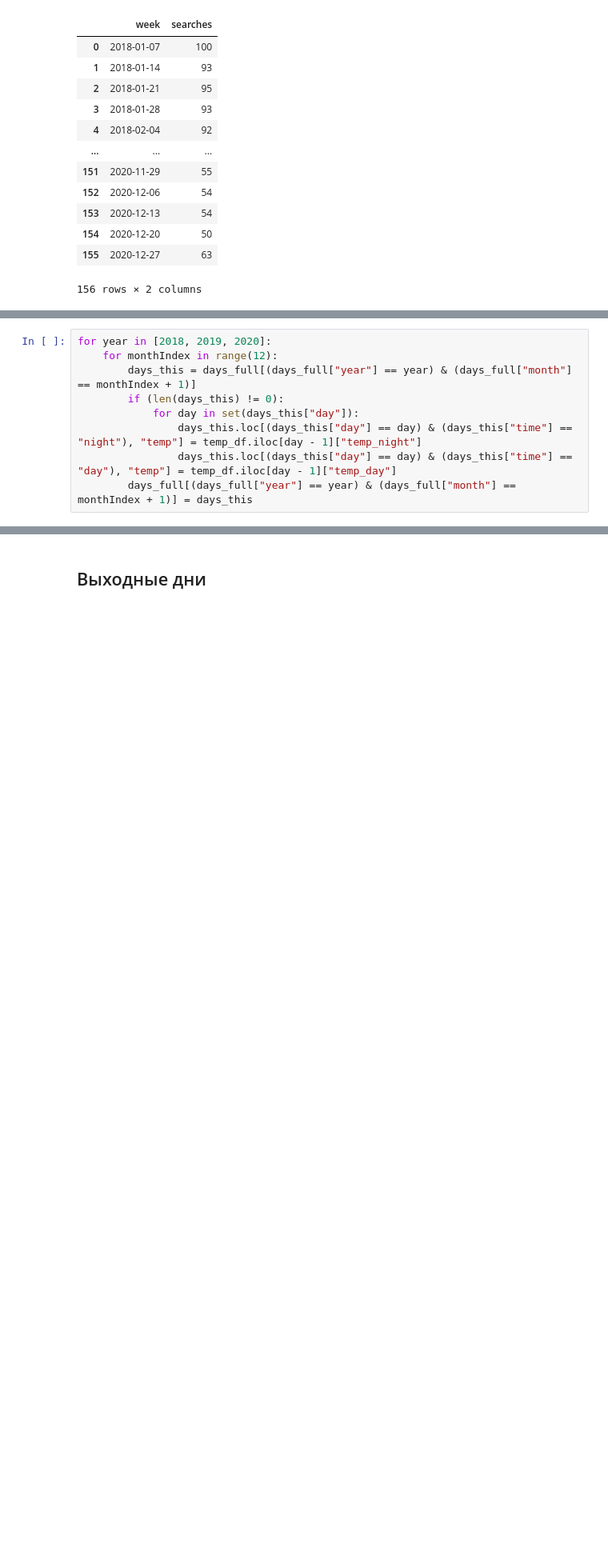
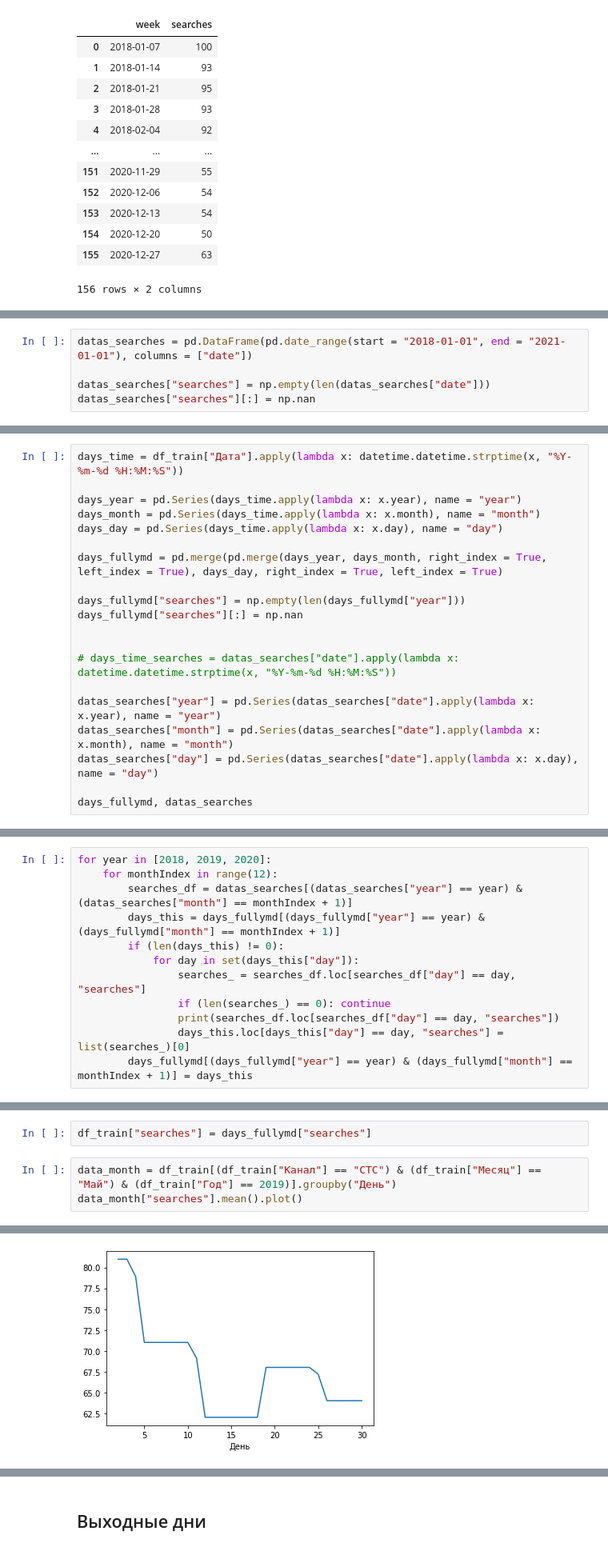
Before and after one commit to Egoluback/nti_ml_20-21, a Jupyter notebook: 2_stage/task2/nti_ml_2_2.ipynb, the cells around one changed output, grey strips where cells are left out. Shown at 80% size. Saved outputs shown, nothing was run; the diff lists cells and outputs as text; blank space fills up the shorter version.

Commit message:
added searches into a df_train DataFrame

```diff
--- a/2_stage/task2/nti_ml_2_2.ipynb
+++ b/2_stage/task2/nti_ml_2_2.ipynb
@@ -627,0 +622,5 @@ df_wo
+# %%
+datas_searches = pd.DataFrame(pd.date_range(start = "2018-01-01", end = "2021-01-01"), columns = ["date"])
+
+datas_searches["searches"] = np.empty(len(datas_searches["date"]))
+datas_searches["searches"][:] = np.nan
@@ -627,0 +665,20 @@ df_wo
+# %%
+days_time = df_train["Дата"].apply(lambda x: datetime.datetime.strptime(x, "%Y-%m-%d %H:%M:%S"))
+
+days_year = pd.Series(days_time.apply(lambda x: x.year), name = "year")
+days_month = pd.Series(days_time.apply(lambda x: x.month), name = "month")
+days_day = pd.Series(days_time.apply(lambda x: x.day), name = "day")
+
+days_fullymd = pd.merge(pd.merge(days_year, days_month, right_index = True, left_index = True), days_day, right_index = True, left_index = True)
+
+days_fullymd["searches"] = np.empty(len(days_fullymd["year"]))
+days_fullymd["searches"][:] = np.nan
+
+
+# days_time_searches = datas_searches["date"].apply(lambda x: datetime.datetime.strptime(x, "%Y-%m-%d %H:%M:%S"))
+
+datas_searches["year"] = pd.Series(datas_searches["date"].apply(lambda x: x.year), name = "year")
+datas_searches["month"] = pd.Series(datas_searches["date"].apply(lambda x: x.month), name = "month")
+datas_searches["day"] = pd.Series(datas_searches["date"].apply(lambda x: x.day), name = "day")
+
+days_fullymd, datas_searches
@@ -628,9 +707,12 @@ df_wo
 # %%
 for year in [2018, 2019, 2020]:
     for monthIndex in range(12):
-        days_this = days_full[(days_full["year"] == year) & (days_full["month"] == monthIndex + 1)]
+        searches_df = datas_searches[(datas_searches["year"] == year) & (datas_searches["month"] == monthIndex + 1)]
+        days_this = days_fullymd[(days_fullymd["year"] == year) & (days_fullymd["month"] == monthIndex + 1)]
         if (len(days_this) != 0):
             for day in set(days_this["day"]):
-                days_this.loc[(days_this["day"] == day) & (days_this["time"] == "night"), "temp"] = temp_df.iloc[day - 1]["temp_night"]
-                days_this.loc[(days_this["day"] == day) & (days_this["time"] == "day"), "temp"] = temp_df.iloc[day - 1]["temp_day"]
-        days_full[(days_full["year"] == year) & (days_full["month"] == monthIndex + 1)] = days_this
+                searches_ = searches_df.loc[searches_df["day"] == day, "searches"]
+                if (len(searches_) == 0): continue
+                print(searches_df.loc[searches_df["day"] == day, "searches"])
+                days_this.loc[days_this["day"] == day, "searches"] = list(searches_)[0]
+        days_fullymd[(days_fullymd["year"] == year) & (days_fullymd["month"] == monthIndex + 1)] = days_this
@@ -636,0 +925,6 @@ for year in [2018, 2019, 2020]:
+# %%
+df_train["searches"] = days_fullymd["searches"]
+# %%
+data_month = df_train[(df_train["Канал"] == "СТС") & (df_train["Месяц"] == "Май") & (df_train["Год"] == 2019)].groupby("День")
+data_month["searches"].mean().plot()
+# %% [output]
@@ -636,0 +932 @@ for year in [2018, 2019, 2020]:
+[figure, added]
```
Also changed, not shown: parts of 16 cells of this notebook.
